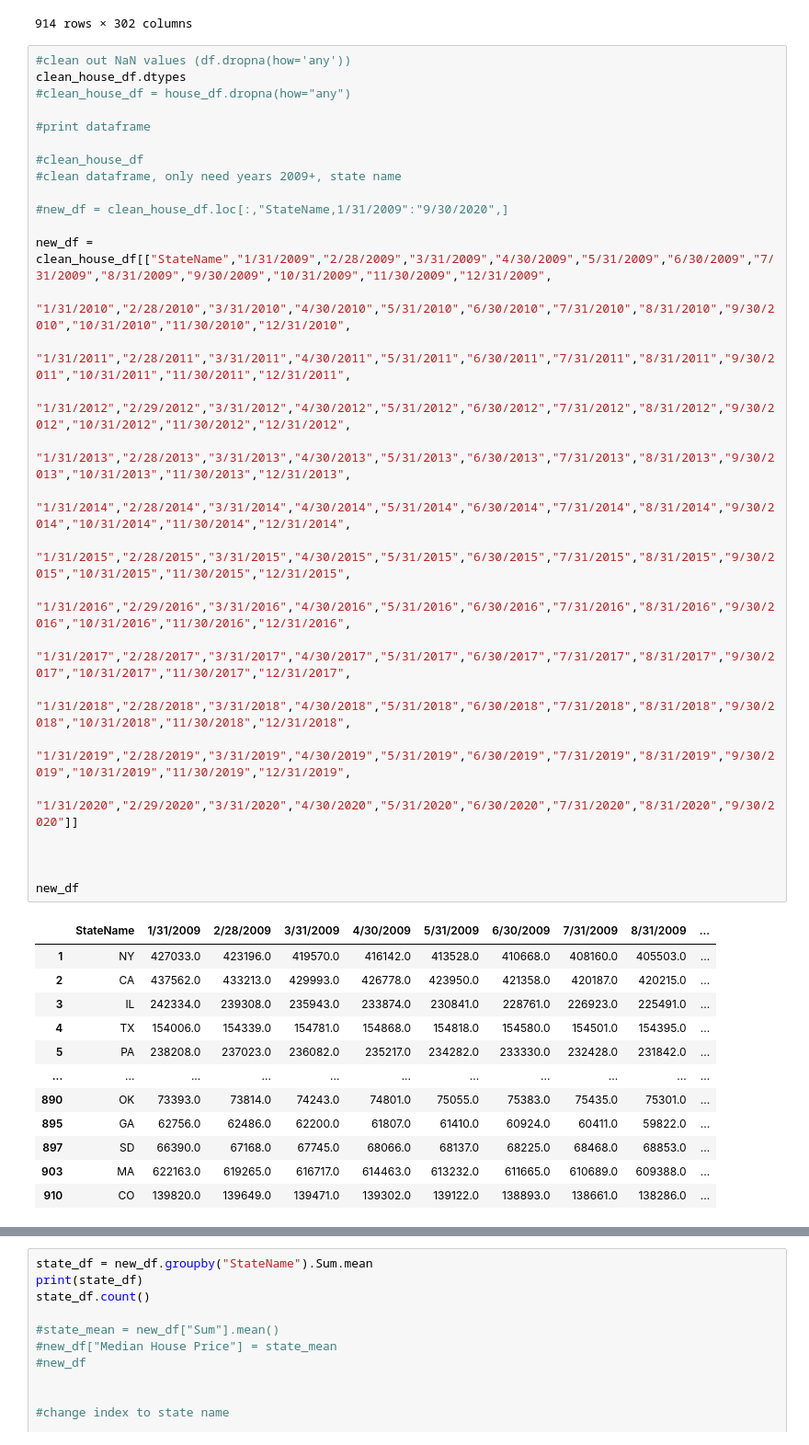
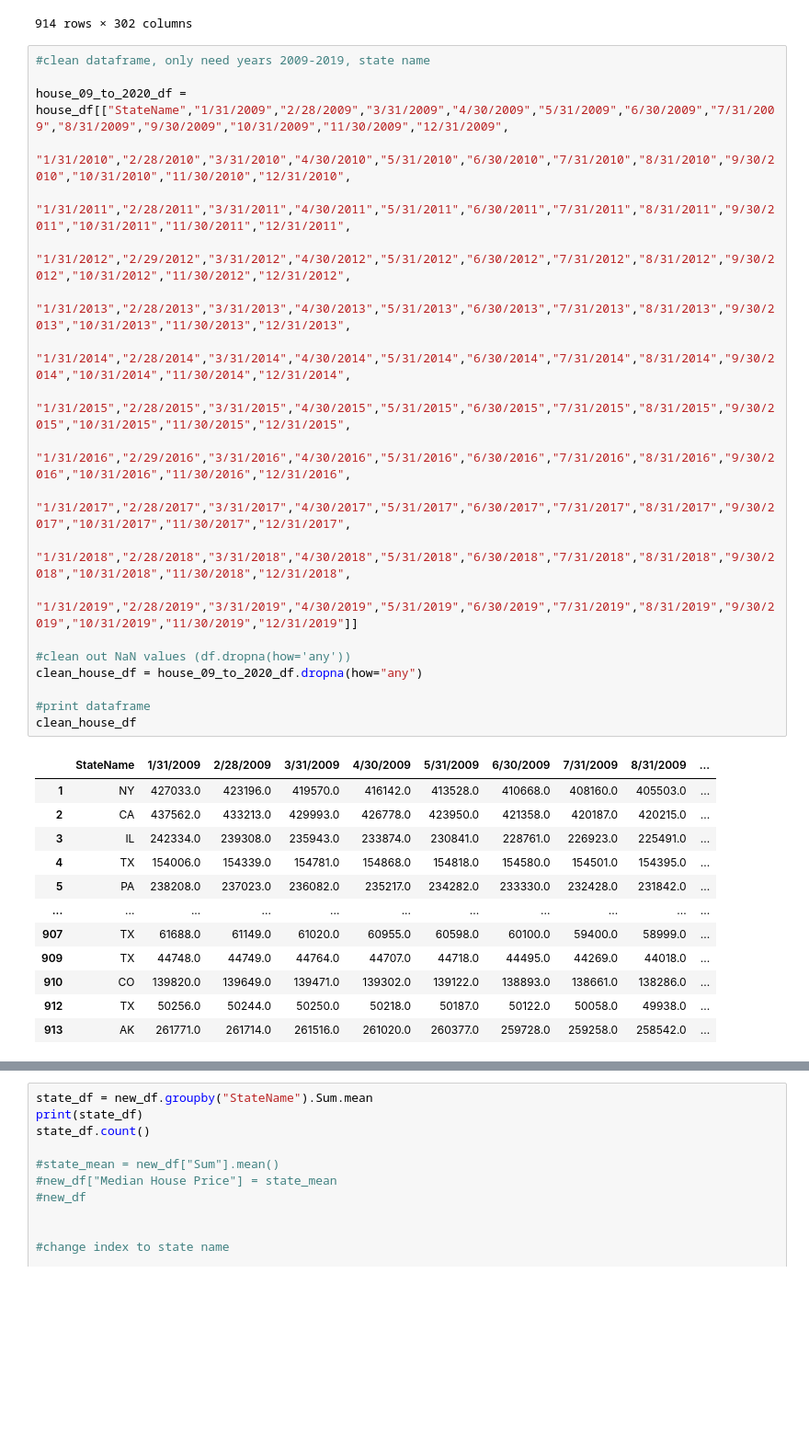
Before and after one commit to josh-acampado/dumbledores_platoon, a Jupyter notebook: Zillow_Housing_Data.ipynb, the cells around one changed output, grey strips where cells are left out. Shown: that part at 92% size. Drawn from its saved outputs; the diff is of its cells as text; blank space fills up the shorter version.

```diff
--- a/Zillow_Housing_Data.ipynb
+++ b/Zillow_Housing_Data.ipynb
@@ -27,43 +27,35 @@ house_df
 | 913 | 394743 | 933 | Ketchikan, AK | Msa | AK | NaN | NaN | NaN | NaN | ... |
 914 rows × 302 columns
 # %%
-#clean out NaN values (df.dropna(how='any'))
-clean_house_df.dtypes
-#clean_house_df = house_df.dropna(how="any")
+#clean dataframe, only need years 2009-2019, state name
 
-#print dataframe
-
-#clean_house_df
-#clean dataframe, only need years 2009+, state name
-
-#new_df = clean_house_df.loc[:,"StateName,1/31/2009":"9/30/2020",]
-
-new_df =  clean_house_df[["StateName","1/31/2009","2/28/2009","3/31/2009","4/30/2009","5/31/2009","6/30/2009","7/31/2009","8/31/2009","9/30/2009","10/31/2009","11/30/2009","12/31/2009",
+house_09_to_2020_df = house_df[["StateName","1/31/2009","2/28/2009","3/31/2009","4/30/2009","5/31/2009","6/30/2009","7/31/2009","8/31/2009","9/30/2009","10/31/2009","11/30/2009","12/31/2009",
                             "1/31/2010","2/28/2010","3/31/2010","4/30/2010","5/31/2010","6/30/2010","7/31/2010","8/31/2010","9/30/2010","10/31/2010","11/30/2010","12/31/2010",
                             "1/31/2011","2/28/2011","3/31/2011","4/30/2011","5/31/2011","6/30/2011","7/31/2011","8/31/2011","9/30/2011","10/31/2011","11/30/2011","12/31/2011",
                             "1/31/2012","2/29/2012","3/31/2012","4/30/2012","5/31/2012","6/30/2012","7/31/2012","8/31/2012","9/30/2012","10/31/2012","11/30/2012","12/31/2012",
                             "1/31/2013","2/28/2013","3/31/2013","4/30/2013","5/31/2013","6/30/2013","7/31/2013","8/31/2013","9/30/2013","10/31/2013","11/30/2013","12/31/2013",
                             "1/31/2014","2/28/2014","3/31/2014","4/30/2014","5/31/2014","6/30/2014","7/31/2014","8/31/2014","9/30/2014","10/31/2014","11/30/2014","12/31/2014",
                             "1/31/2015","2/28/2015","3/31/2015","4/30/2015","5/31/2015","6/30/2015","7/31/2015","8/31/2015","9/30/2015","10/31/2015","11/30/2015","12/31/2015",
                             "1/31/2016","2/29/2016","3/31/2016","4/30/2016","5/31/2016","6/30/2016","7/31/2016","8/31/2016","9/30/2016","10/31/2016","11/30/2016","12/31/2016",
                             "1/31/2017","2/28/2017","3/31/2017","4/30/2017","5/31/2017","6/30/2017","7/31/2017","8/31/2017","9/30/2017","10/31/2017","11/30/2017","12/31/2017",
                             "1/31/2018","2/28/2018","3/31/2018","4/30/2018","5/31/2018","6/30/2018","7/31/2018","8/31/2018","9/30/2018","10/31/2018","11/30/2018","12/31/2018",
-                            "1/31/2019","2/28/2019","3/31/2019","4/30/2019","5/31/2019","6/30/2019","7/31/2019","8/31/2019","9/30/2019","10/31/2019","11/30/2019","12/31/2019",
-                            "1/31/2020","2/29/2020","3/31/2020","4/30/2020","5/31/2020","6/30/2020","7/31/2020","8/31/2020","9/30/2020"]]
+                            "1/31/2019","2/28/2019","3/31/2019","4/30/2019","5/31/2019","6/30/2019","7/31/2019","8/31/2019","9/30/2019","10/31/2019","11/30/2019","12/31/2019"]]
 
+#clean out NaN values (df.dropna(how='any'))
+clean_house_df = house_09_to_2020_df.dropna(how="any")
 
-
-new_df
+#print dataframe
+clean_house_df
 # %% [output]
 |  | StateName | 1/31/2009 | 2/28/2009 | 3/31/2009 | 4/30/2009 | 5/31/2009 | 6/30/2009 | 7/31/2009 | 8/31/2009 | ... |
 | 1 | NY | 427033.0 | 423196.0 | 419570.0 | 416142.0 | 413528.0 | 410668.0 | 408160.0 | 405503.0 | ... |
 | 2 | CA | 437562.0 | 433213.0 | 429993.0 | 426778.0 | 423950.0 | 421358.0 | 420187.0 | 420215.0 | ... |
 | 3 | IL | 242334.0 | 239308.0 | 235943.0 | 233874.0 | 230841.0 | 228761.0 | 226923.0 | 225491.0 | ... |
 | 4 | TX | 154006.0 | 154339.0 | 154781.0 | 154868.0 | 154818.0 | 154580.0 | 154501.0 | 154395.0 | ... |
 | 5 | PA | 238208.0 | 237023.0 | 236082.0 | 235217.0 | 234282.0 | 233330.0 | 232428.0 | 231842.0 | ... |
 | ... | ... | ... | ... | ... | ... | ... | ... | ... | ... | ... |
-| 890 | OK | 73393.0 | 73814.0 | 74243.0 | 74801.0 | 75055.0 | 75383.0 | 75435.0 | 75301.0 | ... |
-| 895 | GA | 62756.0 | 62486.0 | 62200.0 | 61807.0 | 61410.0 | 60924.0 | 60411.0 | 59822.0 | ... |
-| 897 | SD | 66390.0 | 67168.0 | 67745.0 | 68066.0 | 68137.0 | 68225.0 | 68468.0 | 68853.0 | ... |
-| 903 | MA | 622163.0 | 619265.0 | 616717.0 | 614463.0 | 613232.0 | 611665.0 | 610689.0 | 609388.0 | ... |
+| 907 | TX | 61688.0 | 61149.0 | 61020.0 | 60955.0 | 60598.0 | 60100.0 | 59400.0 | 58999.0 | ... |
+| 909 | TX | 44748.0 | 44749.0 | 44764.0 | 44707.0 | 44718.0 | 44495.0 | 44269.0 | 44018.0 | ... |
 | 910 | CO | 139820.0 | 139649.0 | 139471.0 | 139302.0 | 139122.0 | 138893.0 | 138661.0 | 138286.0 | ... |
+| 912 | TX | 50256.0 | 50244.0 | 50250.0 | 50218.0 | 50187.0 | 50122.0 | 50058.0 | 49938.0 | ... |
+| 913 | AK | 261771.0 | 261714.0 | 261516.0 | 261020.0 | 260377.0 | 259728.0 | 259258.0 | 258542.0 | ... |
```
Also changed, not shown: parts of 3 cells of this notebook.
